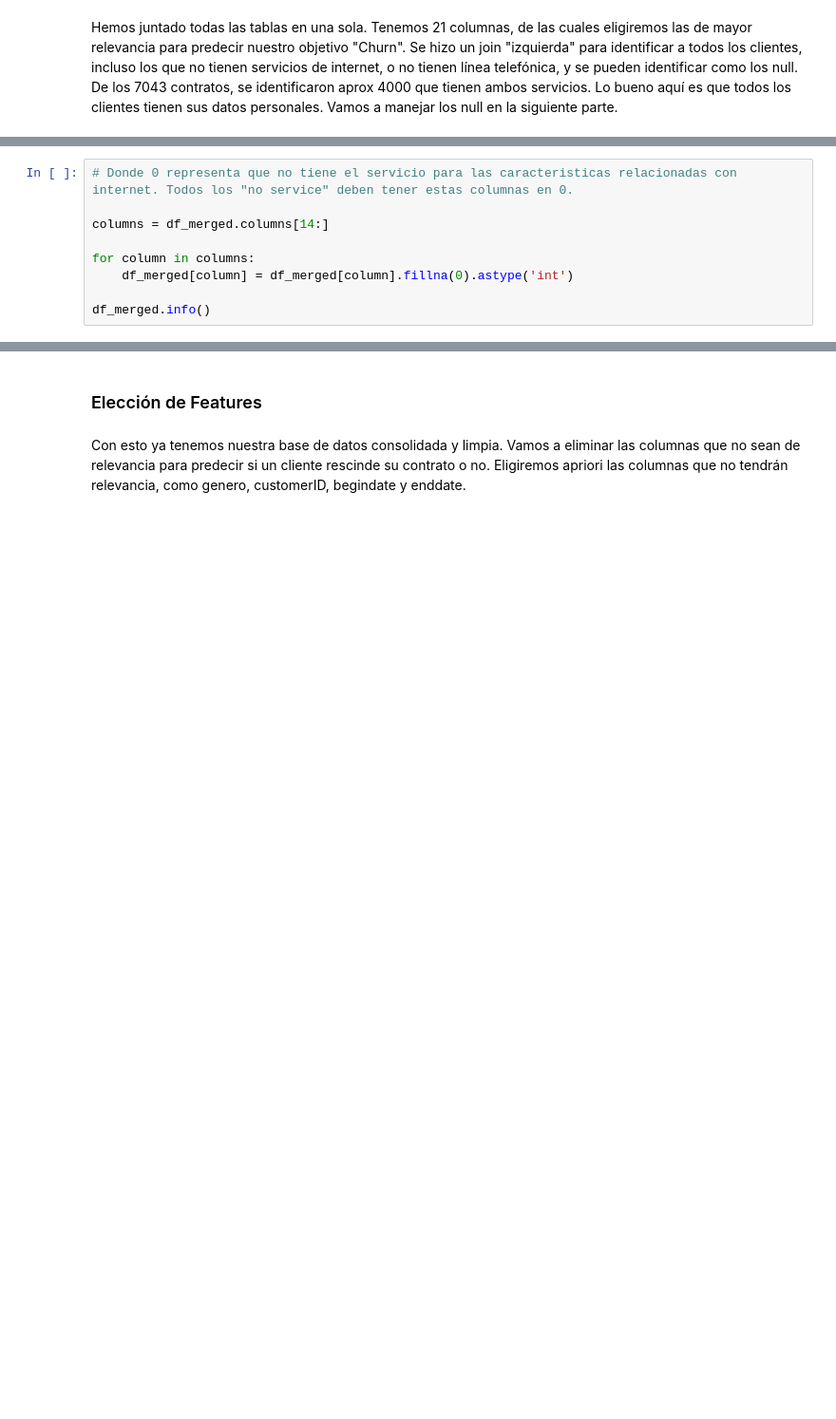
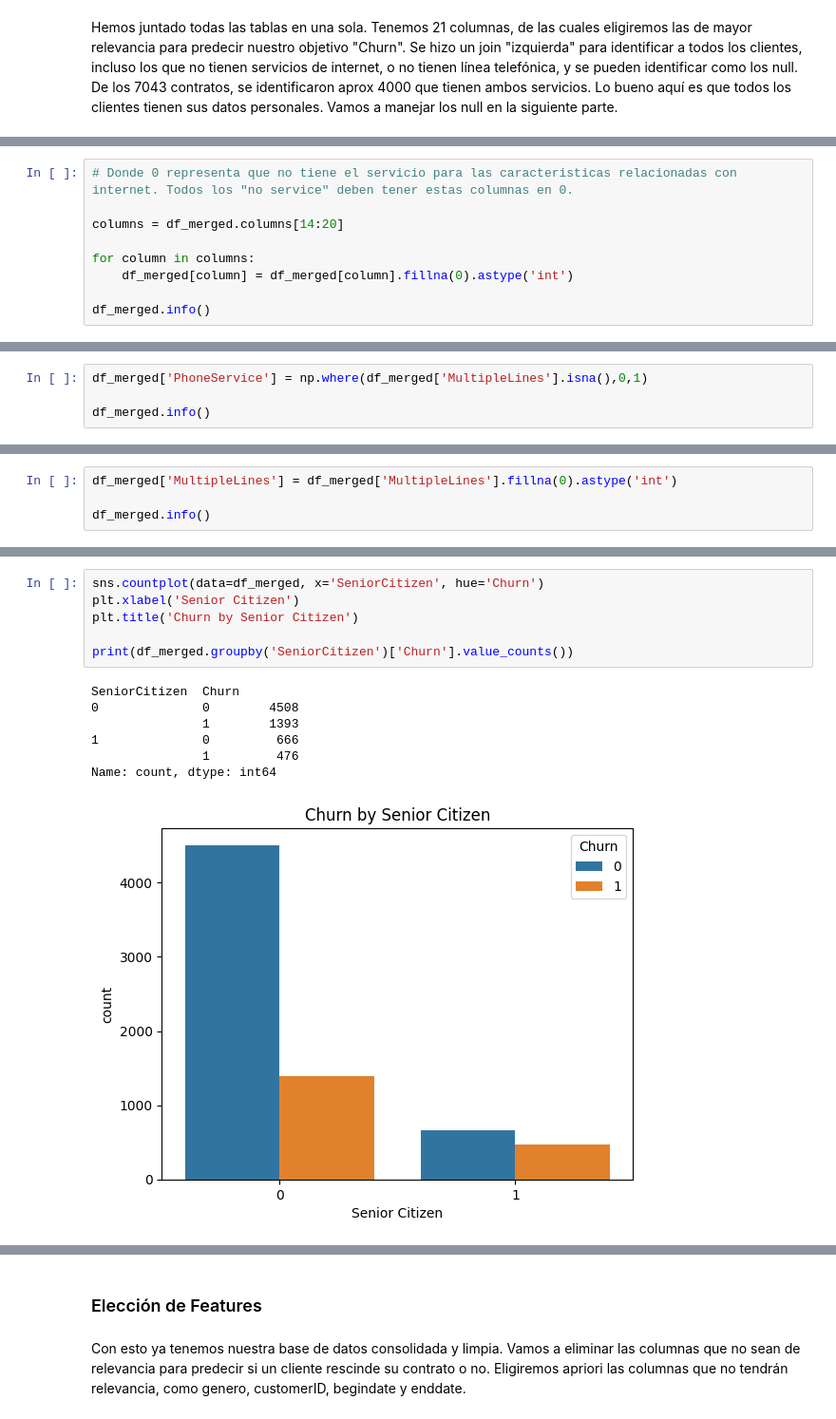
Before and after one commit to MrDonBromo/Telecom-Churn-Prediction, a Jupyter notebook: Final Project.ipynb, the cells around one changed output, grey strips where cells are left out. Shown at 95% size. Cells and saved outputs as stored; diff of their text form; blank space fills up the shorter version.

```diff
--- a/Final Project.ipynb
+++ b/Final Project.ipynb
@@ -647,7 +686,7 @@ memory usage: 1018.5+ KB
 # %%
 # Donde 0 representa que no tiene el servicio para las caracteristicas relacionadas con internet. Todos los "no service" deben tener estas columnas en 0.
 
-columns = df_merged.columns[14:]
+columns = df_merged.columns[14:20]
 
 for column in columns:
     df_merged[column] = df_merged[column].fillna(0).astype('int')
@@ -655,0 +713,4 @@ df_merged.info()
+# %%
+df_merged['PhoneService'] = np.where(df_merged['MultipleLines'].isna(),0,1)
+
+df_merged.info()
@@ -655,0 +735,4 @@ df_merged.info()
+# %%
+df_merged['MultipleLines'] = df_merged['MultipleLines'].fillna(0).astype('int')
+
+df_merged.info()
@@ -655,0 +761,14 @@ df_merged.info()
+# %%
+sns.countplot(data=df_merged, x='SeniorCitizen', hue='Churn')
+plt.xlabel('Senior Citizen')
+plt.title('Churn by Senior Citizen')
+
+print(df_merged.groupby('SeniorCitizen')['Churn'].value_counts())
+# %% [output]
+SeniorCitizen  Churn
+0              0        4508
+               1        1393
+1              0         666
+               1         476
+Name: count, dtype: int64
+[figure, added]
```
Also changed, not shown: parts of 15 cells of this notebook.
